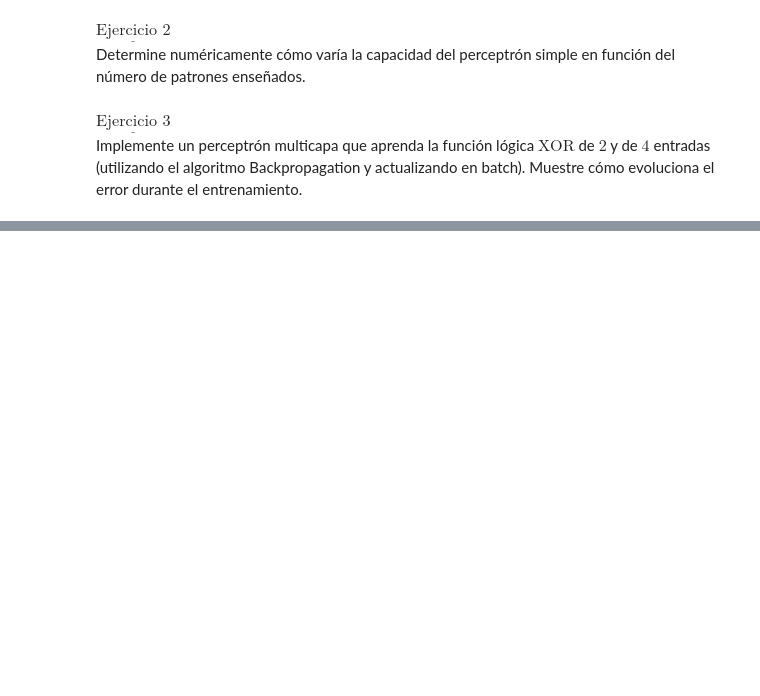
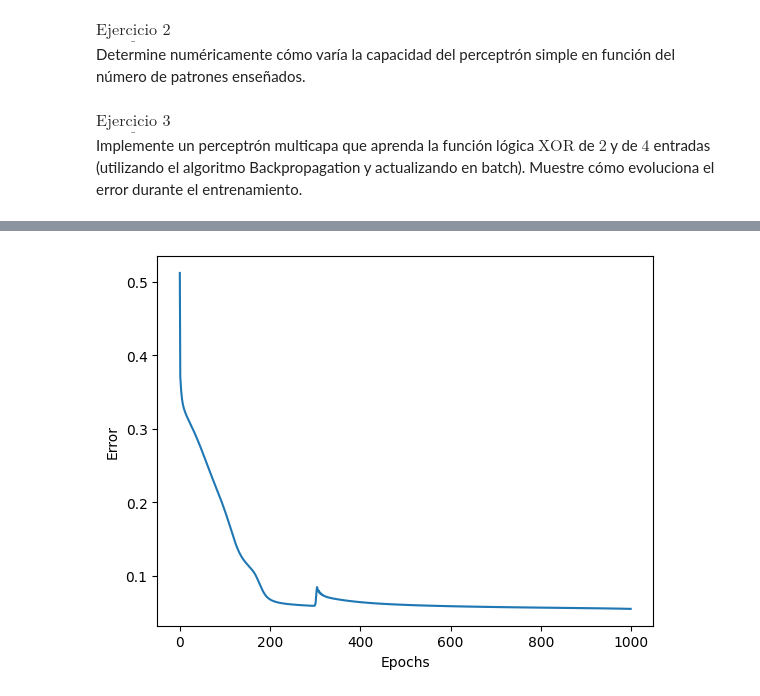
Before and after one commit to alejoordonez02/tp2-aprendizaje-profundo, a Jupyter notebook: TP2.ipynb, the cells around one changed output, grey strips where cells are left out. Drawn from its saved outputs; the diff is of its cells as text; code cells hidden in the pictures; blank space fills up the shorter version.

```diff
--- a/TP2.ipynb
+++ b/TP2.ipynb
@@ -379,0 +253,19 @@ pred: 1, true: 1
+# %%
+# xor de cuatro entradas
+X = np.reshape([list(x) for x in product([0, 1], repeat=4)], (16, 4, 1))
+Y = np.reshape([x1 ^ x2 ^ x3 ^ x4 for x1, x2, x3, x4 in X], (16, 1, 1))
+
+multilayer_perceptron = [
+    Dense(4, 5),
+    Tanh(),
+    Dense(5, 1),
+    Tanh()
+]
+
+epochs = 1000
+learning_rate = 0.05
+batch_size = 4
+errors = train_multilayer_perceptron(multilayer_perceptron, mse, mse_prime, X, Y, epochs, learning_rate, batch_size)
+plot_training_error(errors)
+# %% [output]
+[figure, added]
```
Also changed, not shown: parts of 26 cells of this notebook.
